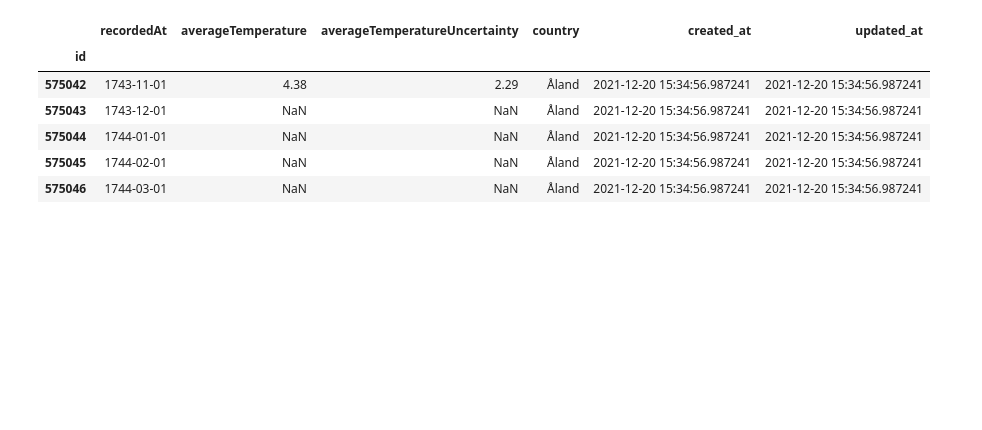
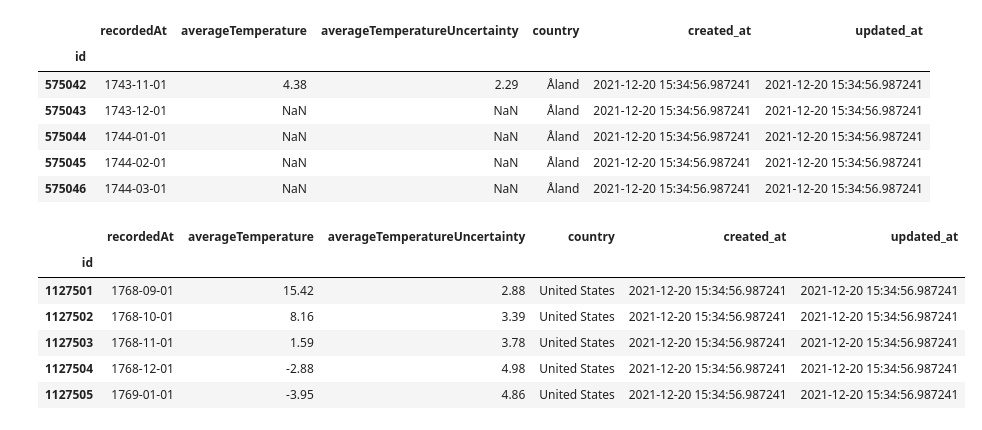
Before and after one commit to ancientwinds/shiny-spoon, a Jupyter notebook: notebooks/weather.ipynb, the cells around one changed output. Cells and saved outputs as stored; diff of their text form; code cells hidden in the pictures; blank space fills up the shorter version.

```diff
--- a/notebooks/weather.ipynb
+++ b/notebooks/weather.ipynb
@@ -29,0 +33,10 @@ df_per_country = df_per_country[df_per_country['averageTemperature'] != ]
+# %%
+df_usadf_usa.head()
+# %% [output]
+|  | recordedAt | averageTemperature | averageTemperatureUncertainty | country | created_at | updated_at |
+| id |  |  |  |  |  |  |
+| 1127501 | 1768-09-01 | 15.42 | 2.88 | United States | 2021-12-20 15:34:56.987241 | 2021-12-20 15:34:56.987241 |
+| 1127502 | 1768-10-01 | 8.16 | 3.39 | United States | 2021-12-20 15:34:56.987241 | 2021-12-20 15:34:56.987241 |
+| 1127503 | 1768-11-01 | 1.59 | 3.78 | United States | 2021-12-20 15:34:56.987241 | 2021-12-20 15:34:56.987241 |
+| 1127504 | 1768-12-01 | -2.88 | 4.98 | United States | 2021-12-20 15:34:56.987241 | 2021-12-20 15:34:56.987241 |
+| 1127505 | 1769-01-01 | -3.95 | 4.86 | United States | 2021-12-20 15:34:56.987241 | 2021-12-20 15:34:56.987241 |
```
Also changed, not shown: parts of 3 cells of this notebook, 9 other files.
